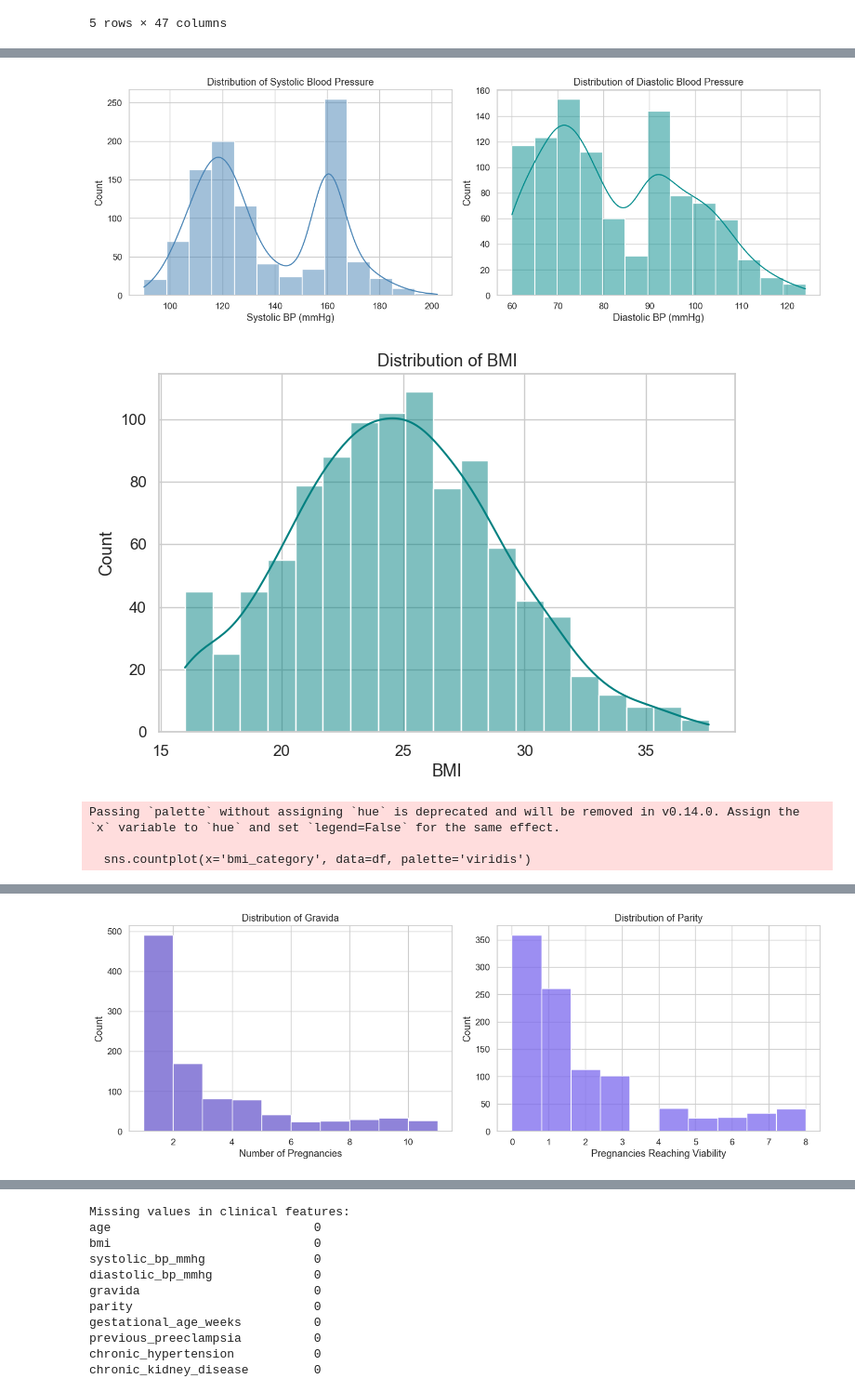
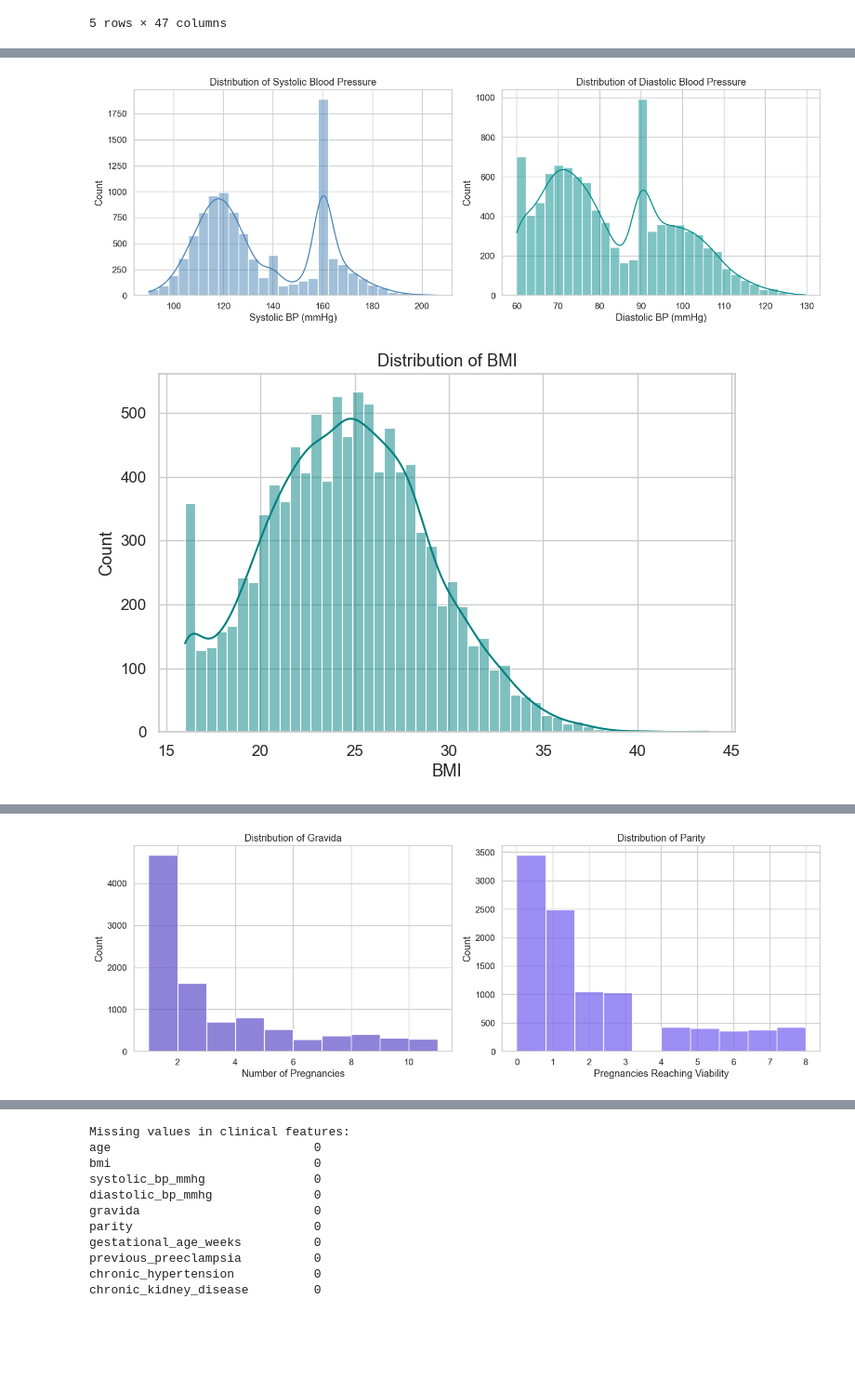
Before and after one commit to manishadeodhar-art/Preeclampsia-determination, a Jupyter notebook: Investigation.ipynb, the cells around one changed output, grey strips where cells are left out. Shown at 93% size. Cells and saved outputs as stored; diff of their text form; code cells hidden in the pictures; blank space fills up the shorter version.

```diff
--- a/Investigation.ipynb
+++ b/Investigation.ipynb
@@ -72,7 +78,7 @@ We begin by loading the data into a pandas DataFrame and performing an initial i
 # Load the dataset
 #-------------------------------------------
 #df = pd.read_csv('data\preeclampsia_africa_baseline_1000.csv')
-df = pd.read_csv('data\preeclampsia_africa_large_5000.csv')
+df = pd.read_csv('data\preeclampsia_africa_extra_large_10000.csv')
 df.head()
 # %% [output]
 |  | patient_id | age | age_category | parity | gravida | bmi | bmi_category | gestational_age_weeks | ... |
@@ -243,7 +249,7 @@ plt.xlabel("BMI")
 plt.show()
 
 plt.figure(figsize=(8, 5))
-sns.countplot(x='bmi_category', data=df, palette='viridis')
+sns.countplot(x='bmi_category', data=df, palette='viridis', hue = 'bmi_category', legend = False )
 plt.title("BMI Categories")
 plt.xlabel("Category")
 plt.ylabel("Count")
@@ -274,37 +280,34 @@ comorb_cols = [
     'chronic_hypertension',
     'pregestational_diabetes',
     'chronic_kidney_disease',
     'family_history_preeclampsia',
     'previous_preeclampsia',
     'multiple_pregnancy'
 ]
 
 plt.figure(figsize=(10, 6))
 df[comorb_cols].mean().sort_values(ascending=False).plot(kind='bar', color='indianred')
 plt.title("Prevalence of Comorbidities")
 plt.ylabel("Proportion of Patients")
 plt.show()
 
 # ---------------------------------------------------------
 # 6. Clinical Risk Factors vs Preeclampsia Outcome
 # ---------------------------------------------------------
 
 plt.figure(figsize=(10, 6))
-sns.boxplot(x='preeclampsia_status', y='bmi', data=df, palette='Set2')
+sns.boxplot(x='preeclampsia_status', y='bmi', data=df, palette='Set2', hue = 'preeclampsia_status', legend = False)
 plt.title("BMI by Preeclampsia Outcome")
 plt.xlabel("Preeclampsia (0 = No, 1 = Yes)")
 plt.ylabel("BMI")
 plt.show()
 
 plt.figure(figsize=(10, 6))
-sns.boxplot(x='preeclampsia_status', y='systolic_bp_mmhg', data=df, palette='Set3')
+sns.boxplot(x='preeclampsia_status', y='systolic_bp_mmhg', data=df, palette='Set3', hue = 'preeclampsia_status', legend = False)
 plt.title("Systolic BP by Preeclampsia Outcome")
 plt.xlabel("Preeclampsia (0 = No, 1 = Yes)")
 plt.ylabel("Systolic BP")
 plt.show()
 # %% [output]
-[figure, old version]
+[figure, new version]
-[figure, old version]
+[figure, new version]
-Passing `palette` without assigning `hue` is deprecated and will be removed in v0.14.0. Assign the `x` variable to `hue` and set `legend=False` for the same effect.
-
-  sns.countplot(x='bmi_category', data=df, palette='viridis')
@@ -312 +315 @@ Passing `palette` without assigning `hue` is deprecated and will be removed in v
-[figure, old version]
+[figure, new version]
```
Also changed, not shown: parts of 64 cells of this notebook, 8 other files.
